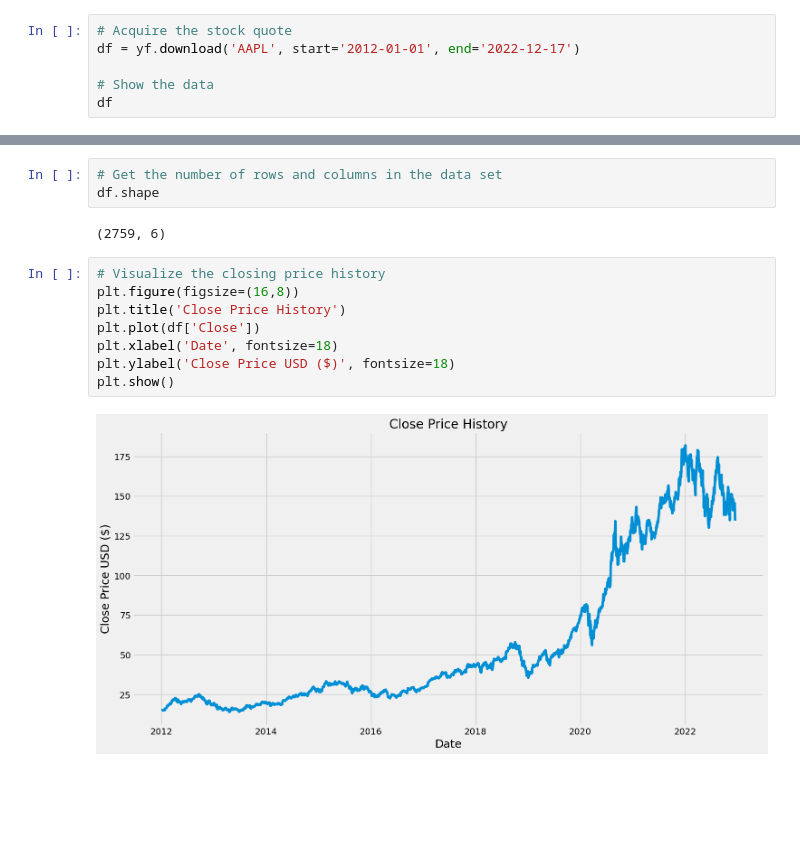
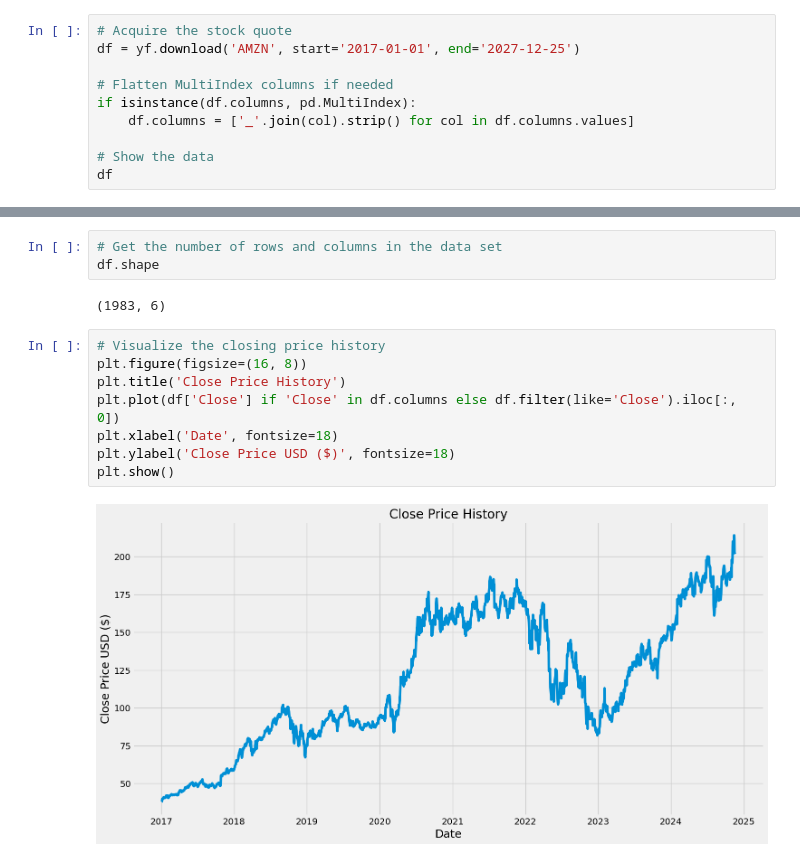
Before and after one commit to dammkevin/stock_price_prediction, a Jupyter notebook: stock_price_prediction.ipynb, the cells around one changed output, grey strips where cells are left out. Cells and saved outputs as stored; diff of their text form; blank space fills up the shorter version.

Commit message:
Switched stock analysis from Apple to Amazon, fixed column handling for yfinance data, added dynamic handling for 'Close' column, and ensured data scaling with MinMaxScaler works without errors.

```diff
--- a/stock_price_prediction.ipynb
+++ b/stock_price_prediction.ipynb
@@ -13,7 +12,11 @@ import matplotlib.pyplot as plt
 plt.style.use('fivethirtyeight')
 # %%
 # Acquire the stock quote
-df = yf.download('AAPL', start='2012-01-01', end='2022-12-17')
+df = yf.download('AMZN', start='2017-01-01', end='2027-12-25')
+
+# Flatten MultiIndex columns if needed
+if isinstance(df.columns, pd.MultiIndex):
+    df.columns = ['_'.join(col).strip() for col in df.columns.values]
 
 # Show the data
 df
@@ -38,14 +40,14 @@ df
 # Get the number of rows and columns in the data set
 df.shape
 # %% [output]
-(2759, 6)
+(1983, 6)
 # %%
 # Visualize the closing price history
-plt.figure(figsize=(16,8))
+plt.figure(figsize=(16, 8))
 plt.title('Close Price History')
-plt.plot(df['Close'])
+plt.plot(df['Close'] if 'Close' in df.columns else df.filter(like='Close').iloc[:, 0])
 plt.xlabel('Date', fontsize=18)
 plt.ylabel('Close Price USD ($)', fontsize=18)
 plt.show()
 # %% [output]
-[figure, old version]
+[figure, new version]
```
Also changed, not shown: parts of 4 cells of this notebook.
